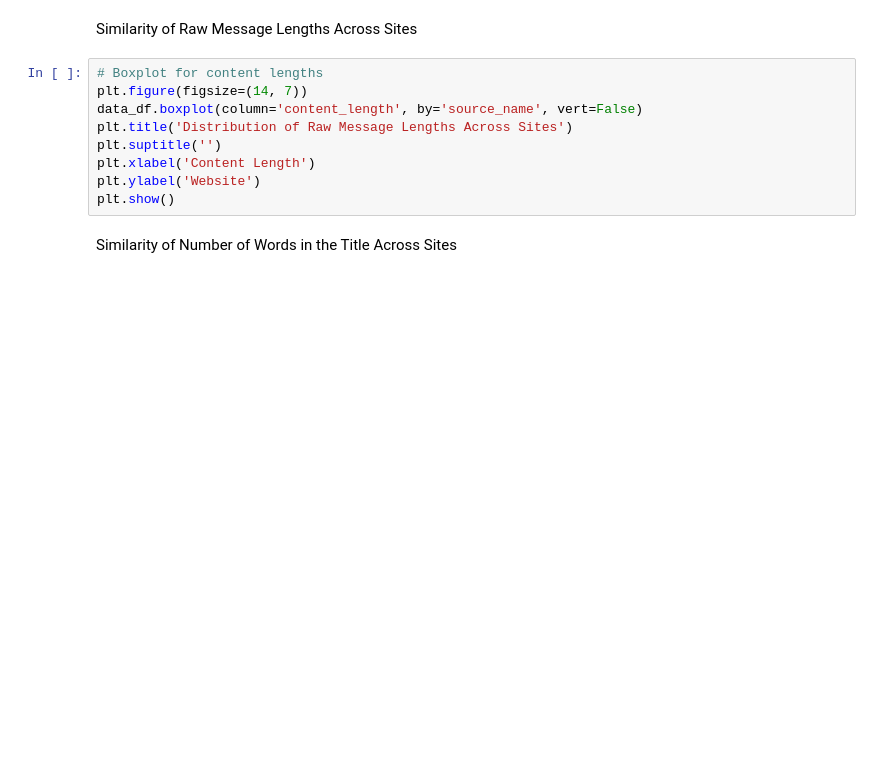
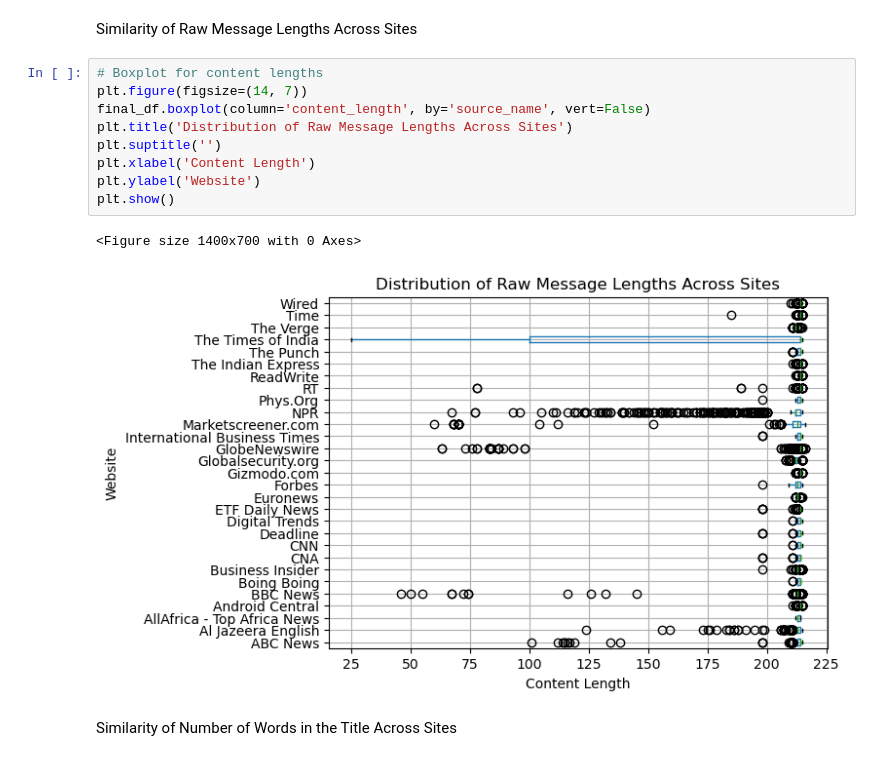
Before and after one commit to nanjala116/news_correlation_10ac_week0, a Jupyter notebook: notebooks/data_prep.ipynb, the cells around one changed output. Saved outputs shown, nothing was run; the diff lists cells and outputs as text; blank space fills up the shorter version.

Commit message:
Initial data exploration and cleaning

```diff
--- a/notebooks/data_prep.ipynb
+++ b/notebooks/data_prep.ipynb
@@ -618,12 +636,15 @@ Similarity of Raw Message Lengths Across Sites
 # %%
 # Boxplot for content lengths
 plt.figure(figsize=(14, 7))
-data_df.boxplot(column='content_length', by='source_name', vert=False)
+final_df.boxplot(column='content_length', by='source_name', vert=False)
 plt.title('Distribution of Raw Message Lengths Across Sites')
 plt.suptitle('')
 plt.xlabel('Content Length')
 plt.ylabel('Website')
 plt.show()
+# %% [output]
+<Figure size 1400x700 with 0 Axes>
+[figure, added]
 # %% [markdown]
 Similarity of Number of Words in the Title Across Sites
 # %%
```
Also changed, not shown: parts of 3 cells of this notebook.
